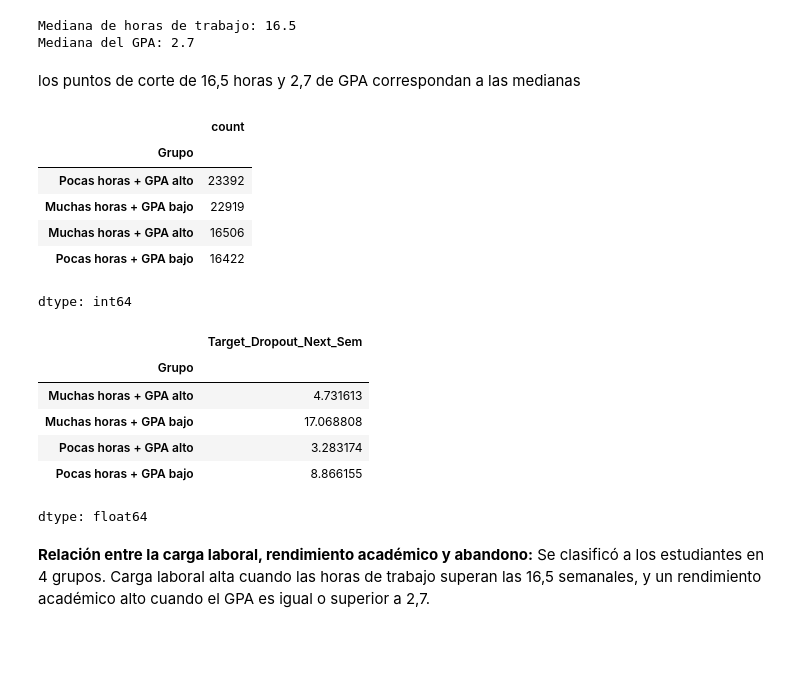
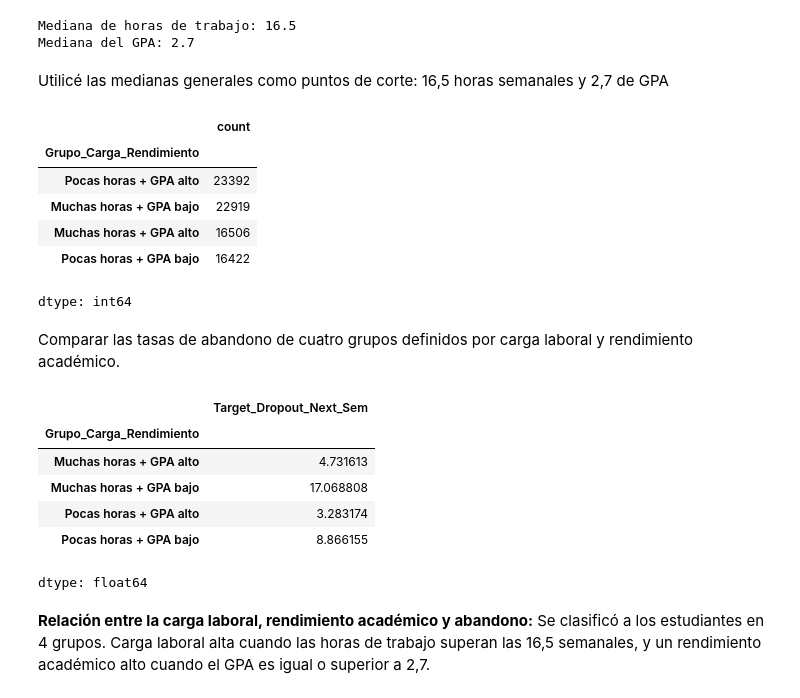
Before and after one commit to nachopedretti/diploup2026, a Jupyter notebook: DiploUP_TP1_9449.ipynb, the cells around one changed output. Drawn from its saved outputs; the diff is of its cells as text; code cells hidden in the pictures; blank space fills up the shorter version.

```diff
--- a/DiploUP_TP1_9449.ipynb
+++ b/DiploUP_TP1_9449.ipynb
@@ -505,27 +542,29 @@ print("Mediana del GPA:", df["Sem_GPA"].median())
 Mediana de horas de trabajo: 16.5
 Mediana del GPA: 2.7
 # %% [markdown]
-los puntos de corte de 16,5 horas y 2,7 de GPA correspondan a las medianas
+Utilicé las medianas generales como puntos de corte: 16,5 horas semanales y 2,7 de GPA
 # %%
 df["Carga_Laboral"] = np.where(df["Work_Hours"] > 16.5, "Muchas horas","Pocas horas")
 df["Rendimiento"] = np.where( df["Sem_GPA"] >= 2.7, "GPA alto","GPA bajo")
 # %%
-df["Grupo"] = df["Carga_Laboral"] + " + " + df["Rendimiento"]
+df["Grupo_Carga_Rendimiento"] = df["Carga_Laboral"] + " + " + df["Rendimiento"]
 # %%
-df["Grupo"].value_counts()
+df["Grupo_Carga_Rendimiento"].value_counts()
 # %% [output]
 |  | count |
-| Grupo |  |
+| Grupo_Carga_Rendimiento |  |
 | Pocas horas + GPA alto | 23392 |
 | Muchas horas + GPA bajo | 22919 |
 | Muchas horas + GPA alto | 16506 |
 | Pocas horas + GPA bajo | 16422 |
 dtype: int64
+# %% [markdown]
+Comparar las tasas de abandono de cuatro grupos definidos por carga laboral y rendimiento académico.
 # %%
-df.groupby("Grupo")["Target_Dropout_Next_Sem"].mean() * 100
+df.groupby("Grupo_Carga_Rendimiento")["Target_Dropout_Next_Sem"].mean() * 100
 # %% [output]
 |  | Target_Dropout_Next_Sem |
-| Grupo |  |
+| Grupo_Carga_Rendimiento |  |
 | Muchas horas + GPA alto | 4.731613 |
 | Muchas horas + GPA bajo | 17.068808 |
 | Pocas horas + GPA alto | 3.283174 |
```
Also changed, not shown: parts of 61 cells of this notebook.
